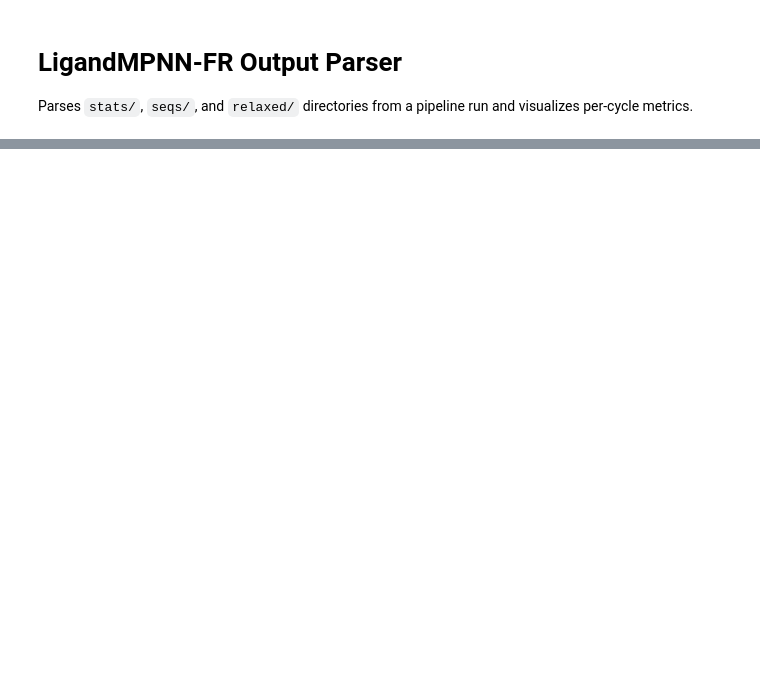
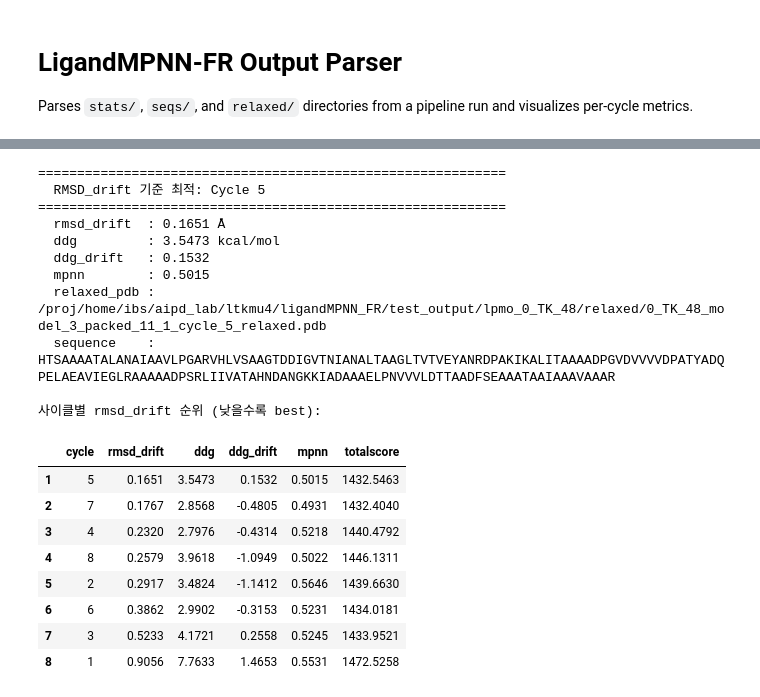
Before and after one commit to GreenSloth-TK/ligandMPNN_FR, a Jupyter notebook: example/0_parse.ipynb, the cells around one changed output, grey strips where cells are left out. Cells and saved outputs as stored; diff of their text form; code cells hidden in the pictures; blank space fills up the shorter version.

```diff
--- a/example/0_parse.ipynb
+++ b/example/0_parse.ipynb
@@ -64,0 +157,55 @@ plt.show()
+# %%
+# ── RMSD_drift 기준 사이클별 best 확인 ──────────────────────────────────────
+from glob import glob
+import json
+
+# df_best에서 주요 컬럼만 추출 (rmsd_drift 오름차순 정렬)
+show_cols = [c for c in ["cycle", "rmsd_drift", "ddg", "ddg_drift", "mpnn", "totalscore"] if c in df_best.columns]
+df_rmsd_rank = df_best[show_cols].sort_values("rmsd_drift").reset_index(drop=True)
+df_rmsd_rank.index += 1  # 순위 1부터
+
+# 최적 사이클 (rmsd_drift 최소)
+best = df_best.loc[df_best["rmsd_drift"].idxmin()]
+best_cycle = int(best["cycle"])
+
+# relaxed PDB 경로를 stats JSON에서 읽기
+relaxed_pdb = "N/A"
+matched = glob(f"{out_folder}/stats/*_cycle_{best_cycle}.json")
+if matched:
+    with open(matched[0]) as f:
+        relaxed_pdb = json.load(f).get("relaxed_pdb", "N/A")
+
+print(f"{'='*60}")
+print(f"  RMSD_drift 기준 최적: Cycle {best_cycle}")
+print(f"{'='*60}")
+print(f"  rmsd_drift  : {best['rmsd_drift']:.4f} Å")
+print(f"  ddg         : {best['ddg']:.4f} kcal/mol")
+if "ddg_drift" in best:
+    print(f"  ddg_drift   : {best['ddg_drift']:.4f}")
+print(f"  mpnn        : {best['mpnn']:.4f}")
+print(f"  relaxed_pdb : {relaxed_pdb}")
+print(f"  sequence    : {best['sequence']}")
+print()
+print("사이클별 rmsd_drift 순위 (낮을수록 best):")
+display(df_rmsd_rank.round(4))
+# %% [output]
+============================================================
+  RMSD_drift 기준 최적: Cycle 5
+============================================================
+  rmsd_drift  : 0.1651 Å
+  ddg         : 3.5473 kcal/mol
+  ddg_drift   : 0.1532
+  mpnn        : 0.5015
+  relaxed_pdb : /proj/home/ibs/aipd_lab/ltkmu4/ligandMPNN_FR/test_output/lpmo_0_TK_48/relaxed/0_TK_48_model_3_packed_11_1_cycle_5_relaxed.pdb
+  sequence    : HTSAAAATALANAIAAVLPGARVHLVSAAGTDDIGVTNIANALTAAGLTVTVEYANRDPAKIKALITAAAADPGVDVVVVDPATYADQPELAEAVIEGLRAAAAADPSRLIIVATAHNDANGKKIADAAAELPNVVVLDTTAADFSEAAATAAIAAAVAAAR
+
+사이클별 rmsd_drift 순위 (낮을수록 best):
+|  | cycle | rmsd_drift | ddg | ddg_drift | mpnn | totalscore |
+| 1 | 5 | 0.1651 | 3.5473 | 0.1532 | 0.5015 | 1432.5463 |
+| 2 | 7 | 0.1767 | 2.8568 | -0.4805 | 0.4931 | 1432.4040 |
+| 3 | 4 | 0.2320 | 2.7976 | -0.4314 | 0.5218 | 1440.4792 |
+| 4 | 8 | 0.2579 | 3.9618 | -1.0949 | 0.5022 | 1446.1311 |
+| 5 | 2 | 0.2917 | 3.4824 | -1.1412 | 0.5646 | 1439.6630 |
+| 6 | 6 | 0.3862 | 2.9902 | -0.3153 | 0.5231 | 1434.0181 |
+| 7 | 3 | 0.5233 | 4.1721 | 0.2558 | 0.5245 | 1433.9521 |
+| 8 | 1 | 0.9056 | 7.7633 | 1.4653 | 0.5531 | 1472.5258 |
```
Also changed, not shown: parts of 3 cells of this notebook, 5 other files.
